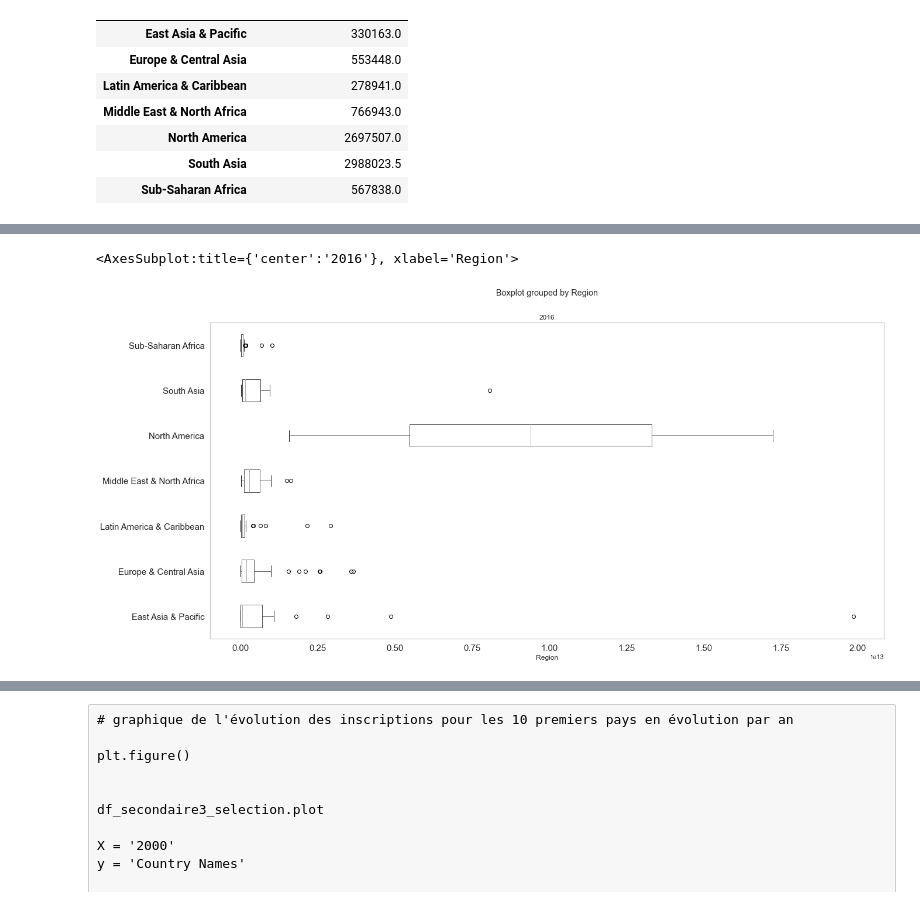
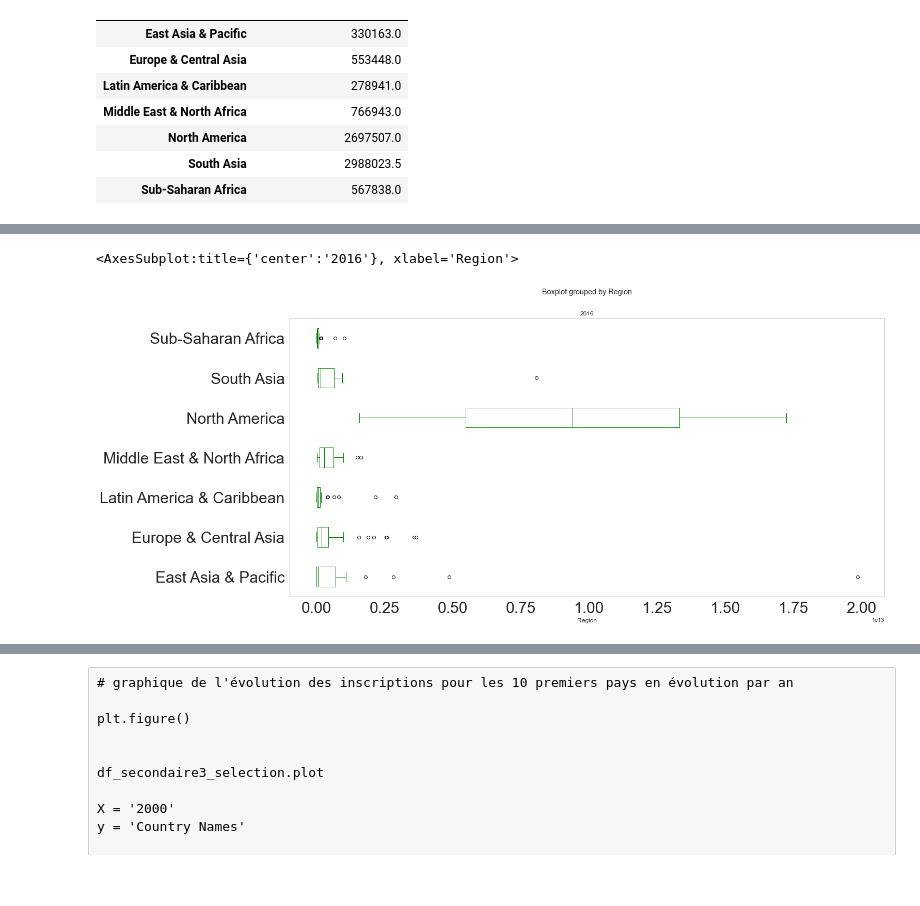
Before and after one commit to Charlotte-1987/openclassroom-projet2, a Jupyter notebook: notebook.ipynb, the cells around one changed output, grey strips where cells are left out. Saved outputs shown, nothing was run; the diff lists cells and outputs as text; code cells hidden in the pictures; blank space fills up the shorter version.

```diff
--- a/notebook.ipynb
+++ b/notebook.ipynb
@@ -1265,5 +1358,5 @@ df_PIB = df_base[df_base['Indicator Name'].isin(['GDP, PPP (constant 2011 intern
 # %%
-df_PIB.boxplot(by ='Region', column =['2016'],figsize=(20,10), grid = False, fontsize = 15, vert = False)
+df_PIB.boxplot(by ='Region', column =['2016'],figsize=(20,10), grid = False, fontsize = 30, vert = False, color = "green")
 # %% [output]
 <AxesSubplot:title={'center':'2016'}, xlabel='Region'>
-[figure, old version]
+[figure, new version]
```
Also changed, not shown: parts of 110 cells of this notebook, 1 other file.
